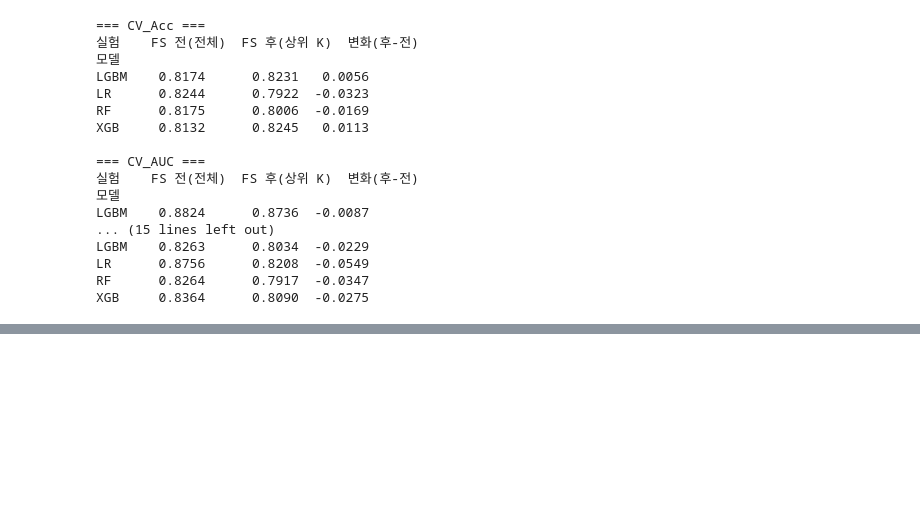
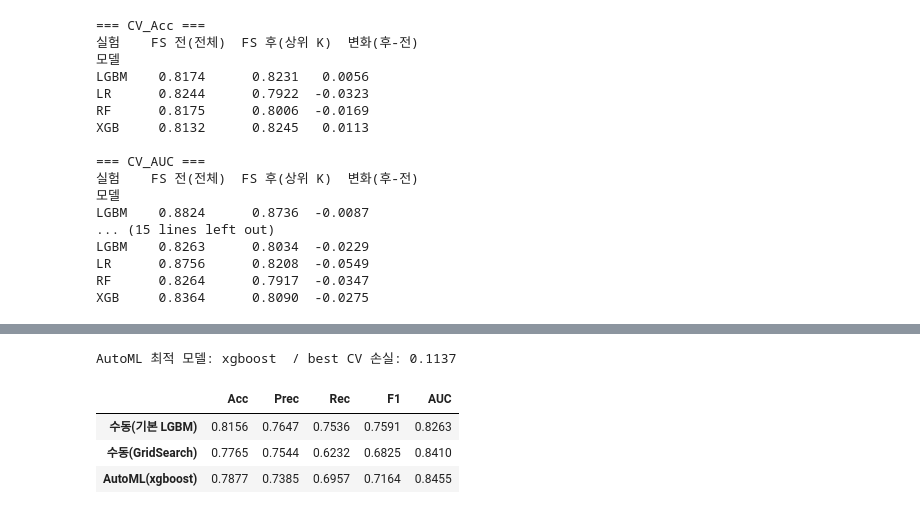
Before and after one commit to pckdou/Titanic, a Jupyter notebook: notebooks/titanic_fe.ipynb, the cells around one changed output, grey strips where cells are left out. Saved outputs shown, nothing was run; the diff lists cells and outputs as text; code cells hidden in the pictures; blank space fills up the shorter version.

```diff
--- a/notebooks/titanic_fe.ipynb
+++ b/notebooks/titanic_fe.ipynb
@@ -803,0 +840,22 @@ XGB     0.8364      0.8090  -0.0275
+# %%
+from sklearn.metrics import accuracy_score, f1_score, roc_auc_score, precision_score, recall_score
+
+best = gs.best_estimator_
+
+# 튜닝 전: 기본 LGBM (Exp-1 전처리, FS 없음)
+default = Pipeline([
+    ("prep", build_preprocessor(fe_num, fe_cat, "mean", "onehot", "standard")),
+    ("model", clone(MODELS["LGBM"])),
+]).fit(X_tr_fe, y_train)
+
+def test_scores(p):
+    pred = p.predict(X_te_fe); proba = p.predict_proba(X_te_fe)[:, 1]
+    return {"Acc": accuracy_score(y_test, pred), "Prec": precision_score(y_test, pred),
+            "Rec": recall_score(y_test, pred), "F1": f1_score(y_test, pred),
+            "AUC": roc_auc_score(y_test, proba)}
+
+gs_table = pd.DataFrame({"튜닝 전(기본)": test_scores(default),
+                         "튜닝 후(GridSearch)": test_scores(best)}).T.round(4)
+gs_table["CV_AUC"] = [None, round(gs.best_score_, 4)]
+gs_table.to_csv("../results/gridsearch_result.csv", encoding="utf-8-sig")
+gs_table
@@ -803,0 +982,29 @@ XGB     0.8364      0.8090  -0.0275
+# %%
+from flaml import AutoML
+
+prep_a = build_preprocessor(fe_num, fe_cat, "mean", "onehot", "standard")
+Xa_tr = prep_a.fit_transform(X_tr_fe)      # train에서만 fit
+Xa_te = prep_a.transform(X_te_fe)
+
+automl = AutoML()
+automl.fit(Xa_tr, y_train, task="classification", metric="roc_auc",
+           time_budget=60, seed=RANDOM_STATE, verbose=0,
+           estimator_list=["lgbm", "xgboost", "rf", "lrl1"])
+
+pred = automl.predict(Xa_te); proba = automl.predict_proba(Xa_te)[:, 1]
+auto_row = {"Acc": accuracy_score(y_test, pred), "Prec": precision_score(y_test, pred),
+            "Rec": recall_score(y_test, pred), "F1": f1_score(y_test, pred),
+            "AUC": roc_auc_score(y_test, proba)}
+
+compare = pd.DataFrame({"수동(기본 LGBM)": test_scores(default),
+                        "수동(GridSearch)": test_scores(best),
+                        f"AutoML({automl.best_estimator})": auto_row}).T.round(4)
+compare.to_csv("../results/automl_compare.csv", encoding="utf-8-sig")
+print("AutoML 최적 모델:", automl.best_estimator, " / best CV 손실:", round(automl.best_loss, 4))
+compare
+# %% [output]
+AutoML 최적 모델: xgboost  / best CV 손실: 0.1137
+|  | Acc | Prec | Rec | F1 | AUC |
+| 수동(기본 LGBM) | 0.8156 | 0.7647 | 0.7536 | 0.7591 | 0.8263 |
+| 수동(GridSearch) | 0.7765 | 0.7544 | 0.6232 | 0.6825 | 0.8410 |
+| AutoML(xgboost) | 0.7877 | 0.7385 | 0.6957 | 0.7164 | 0.8455 |
```
Also changed, not shown: parts of 9 cells of this notebook, 7 other files.
